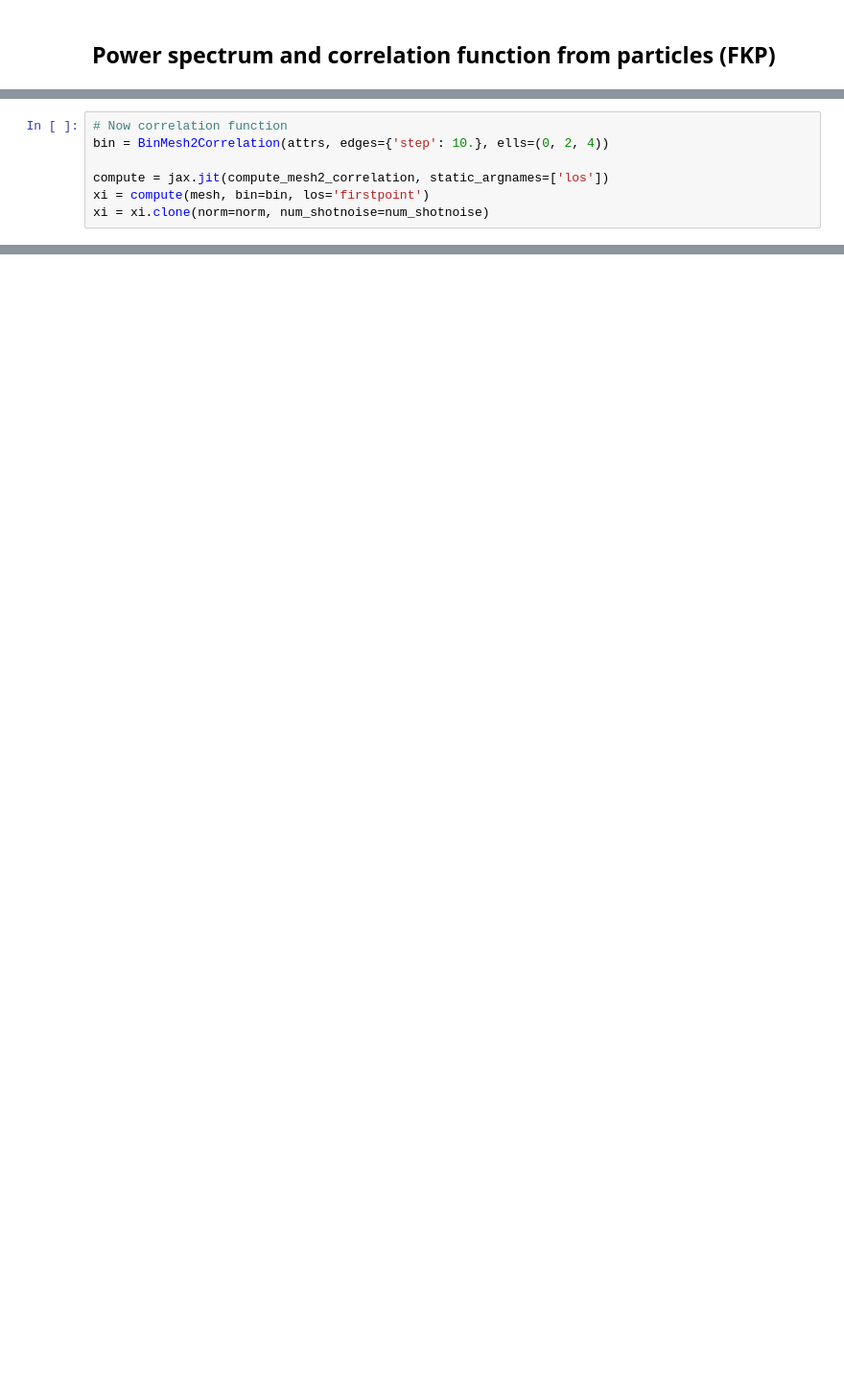
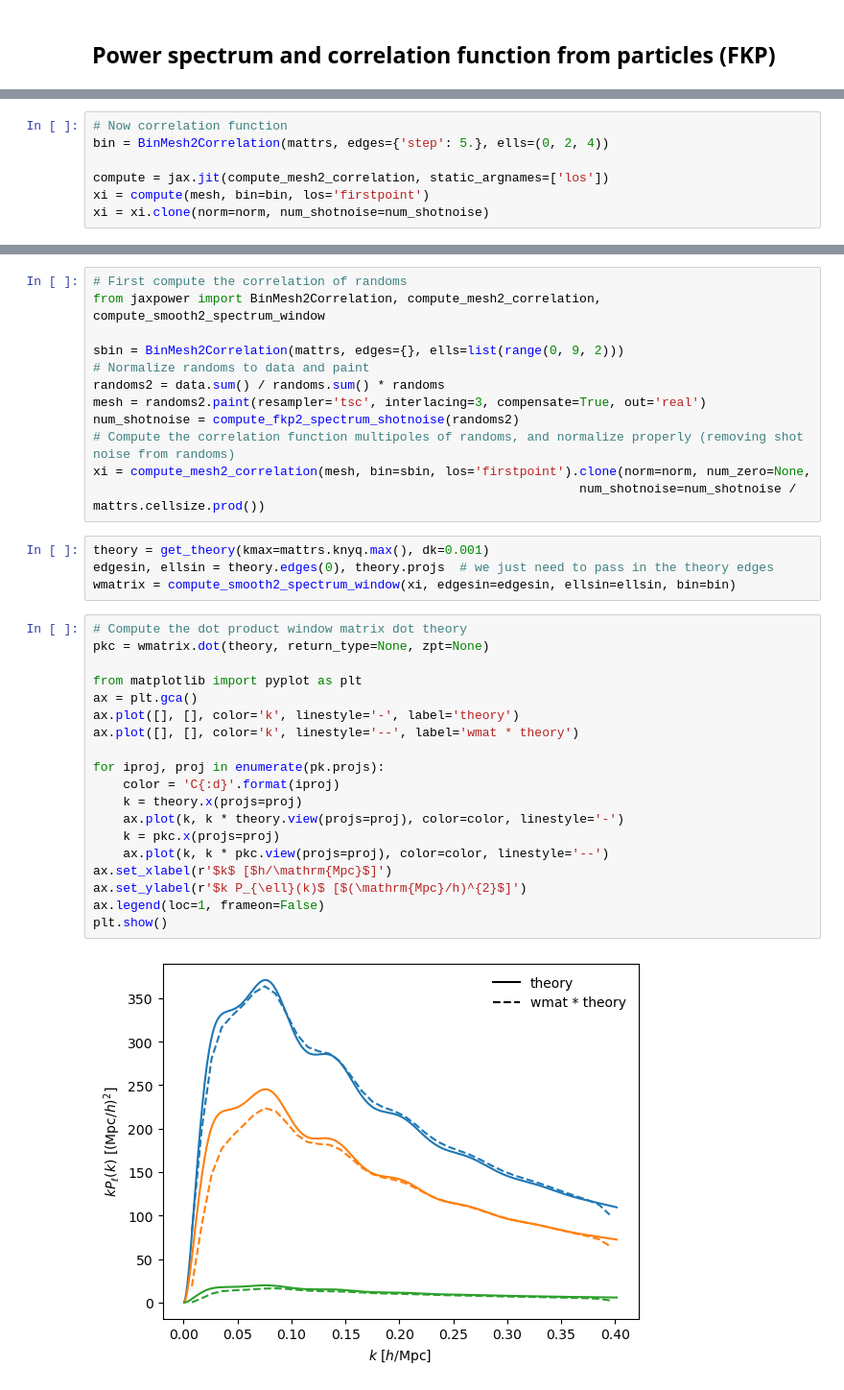
Before and after one commit to adematti/jax-power, a Jupyter notebook: nb/mesh2.ipynb, the cells around one changed output, grey strips where cells are left out. Shown at 96% size. Drawn from its saved outputs; the diff is of its cells as text; blank space fills up the shorter version.

```diff
--- a/nb/mesh2.ipynb
+++ b/nb/mesh2.ipynb
@@ -141,6 +141,6 @@ pk.plot(show=True);
 # %%
 # Now correlation function
-bin = BinMesh2Correlation(attrs, edges={'step': 10.}, ells=(0, 2, 4))
+bin = BinMesh2Correlation(mattrs, edges={'step': 5.}, ells=(0, 2, 4))
 
 compute = jax.jit(compute_mesh2_correlation, static_argnames=['los'])
 xi = compute(mesh, bin=bin, los='firstpoint')
@@ -188,0 +192,37 @@ Sharding mesh Mesh('x': 1, 'y': 1).
+# %%
+# First compute the correlation of randoms
+from jaxpower import BinMesh2Correlation, compute_mesh2_correlation, compute_smooth2_spectrum_window
+
+sbin = BinMesh2Correlation(mattrs, edges={}, ells=list(range(0, 9, 2)))
+# Normalize randoms to data and paint
+randoms2 = data.sum() / randoms.sum() * randoms
+mesh = randoms2.paint(resampler='tsc', interlacing=3, compensate=True, out='real')
+num_shotnoise = compute_fkp2_spectrum_shotnoise(randoms2)
+# Compute the correlation function multipoles of randoms, and normalize properly (removing shot noise from randoms)
+xi = compute_mesh2_correlation(mesh, bin=sbin, los='firstpoint').clone(norm=norm, num_zero=None,
+                                                                 num_shotnoise=num_shotnoise / mattrs.cellsize.prod())
+# %%
+theory = get_theory(kmax=mattrs.knyq.max(), dk=0.001)
+edgesin, ellsin = theory.edges(0), theory.projs  # we just need to pass in the theory edges
+wmatrix = compute_smooth2_spectrum_window(xi, edgesin=edgesin, ellsin=ellsin, bin=bin)
+# %%
+# Compute the dot product window matrix dot theory
+pkc = wmatrix.dot(theory, return_type=None, zpt=None)
+
+from matplotlib import pyplot as plt
+ax = plt.gca()
+ax.plot([], [], color='k', linestyle='-', label='theory')
+ax.plot([], [], color='k', linestyle='--', label='wmat * theory')
+
+for iproj, proj in enumerate(pk.projs):
+    color = 'C{:d}'.format(iproj)
+    k = theory.x(projs=proj)
+    ax.plot(k, k * theory.view(projs=proj), color=color, linestyle='-')
+    k = pkc.x(projs=proj)
+    ax.plot(k, k * pkc.view(projs=proj), color=color, linestyle='--')
+ax.set_xlabel(r'$k$ [$h/\mathrm{Mpc}$]')
+ax.set_ylabel(r'$k P_{\ell}(k)$ [$(\mathrm{Mpc}/h)^{2}$]')
+ax.legend(loc=1, frameon=False)
+plt.show()
+# %% [output]
+[figure, added]
```
Also changed, not shown: parts of 10 cells of this notebook, 14 other files.
